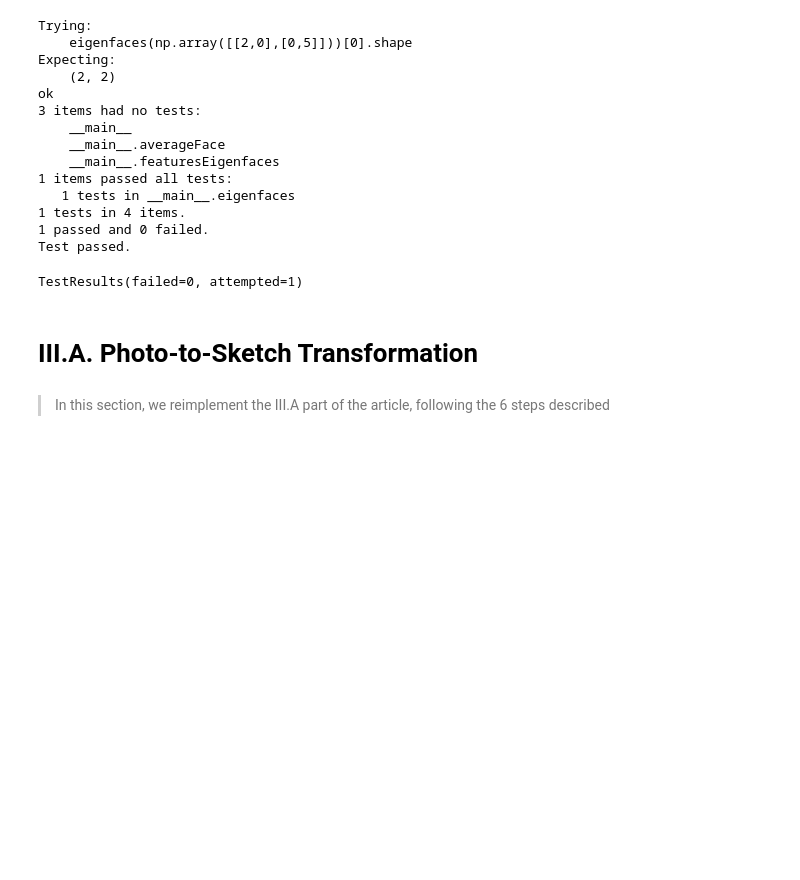
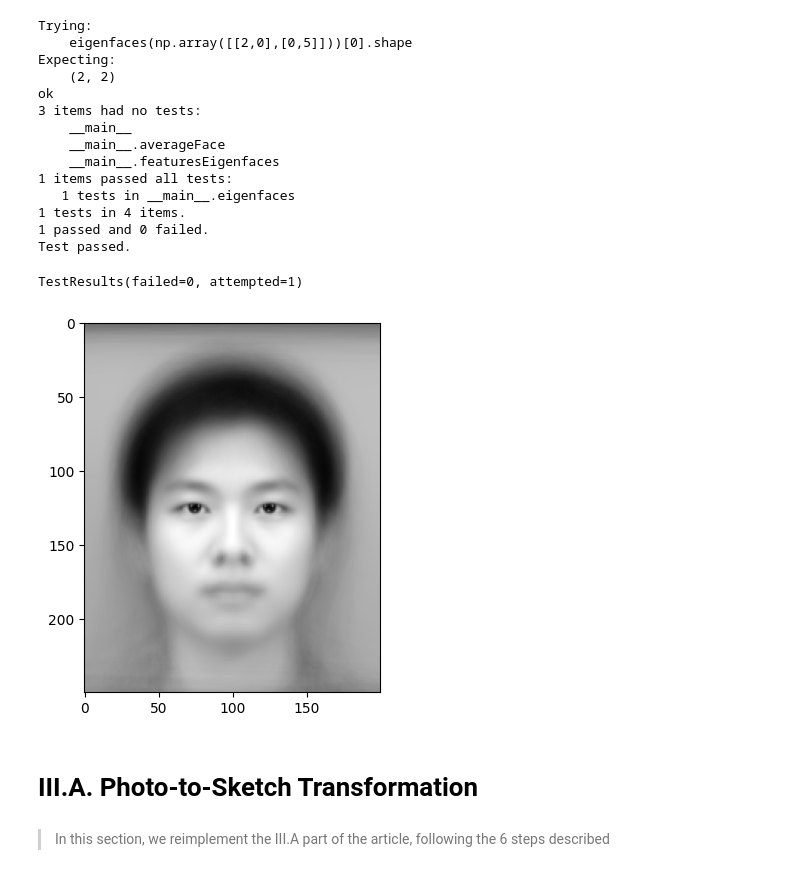
Before and after one commit to Clemflannagahn/INF8801A-Projet, a Jupyter notebook: implementation.ipynb, the cells around one changed output. Drawn from its saved outputs; the diff is of its cells as text; code cells hidden in the pictures; blank space fills up the shorter version.

```diff
--- a/implementation.ipynb
+++ b/implementation.ipynb
@@ -104,24 +104,26 @@ ok
 Test passed.
 TestResults(failed=0, attempted=1)
 # %%
-def getData(path : str) -> np.array:
+def getData(path : str) -> tuple[np.ndarray, list[str]]:
     """
     Reads the images data in the given path and returns it as a numpy array (each column represent an image)
 
-    Parameters
+    Parameterscould not find all required packages: libalpm.so >=14
     ----------
     path : str
         The path to the directory containing the images data.
 
     Returns
     -------
-    np.array
+    np.ndarray
         A 2D numpy array of shape (n, m) where n is the number of pixels in each image and m is the number of images.
     list
         A list containing the filenames of the images.
     """
     # Initialize the array of images
     dir = os.listdir(path)
+    #TODO: Check
+    dir.sort()
     img = Image.open(path + dir[0])
     # if image has 3 channels, convert it to grayscale
     img = img.convert('L') if len(np.array(img).shape) == 3 else img
@@ -130,7 +132,7 @@ def getData(path : str) -> np.array:
 
     images = np.empty((nbPixels[0],len(dir)))
 
-    filenames = []
+    filenames: list[str] = []
     for i,filename in enumerate(dir):
         img = Image.open(path + filename)
         # if image has 3 channels, convert it to grayscale
@@ -141,17 +143,17 @@ def getData(path : str) -> np.array:
 
     return images, filenames
 
-def plotResults(inputRGB : np.array,inputGrayscale : np.array, pseudoSketch : np.array, imageName : str, sketchPath : str):
+def plotResults(inputRGB : np.ndarray,inputGrayscale : np.ndarray, pseudoSketch : np.ndarray, imageName : str, sketchPath : str):
     """
     Create a plot of three subplots to show the results
 
     Parameters
     ----------
-    inputRGB : np.array
+    inputRGB : np.ndarray
         A 3D numpy array of shape (n, m, 3) containing the input RGB image.
-    inputGrayscale : np.array
+    inputGrayscale : np.ndarray
         A 2D numpy array of shape (n*m) containing the input grayscale image.
-    pseudoSketch : np.array
+    pseudoSketch : np.ndarray
         A 2D numpy array of shape (n*m) containing the pseudo-sketch image.
 
     Returns
@@ -164,9 +166,11 @@ def plotResults(inputRGB : np.array,inputGrayscale : np.array, pseudoSketch : np
     ax[0,0].imshow(inputRGB)
     ax[0,0].set_title('Original Image')
     ax[0,0].axis('off')
+
     ax[0,1].imshow(inputGrayscale.reshape(size),cmap='gray')
     ax[0,1].set_title('Grayscale Image')
     ax[0,1].axis('off')
+
     ax[1,0].imshow(pseudoSketch.reshape(size),cmap='gray')
     ax[1,0].set_title('Pseudo-sketch Image')
     ax[1,0].axis('off')
@@ -175,15 +179,18 @@ def plotResults(inputRGB : np.array,inputGrayscale : np.array, pseudoSketch : np
     ax[1,1].set_title('Real sketch Image')
     ax[1,1].axis('off')
 
-
-
     plt.show()
 # %%
-images, photoNames = getData("./data/photos/")
 
-eigenfacesMatrix, _, _ = eigenfaces(images)
+# TODO: Check
+images, photoNames = getData("./data-2/photos/")
 
+# TODO: Remove
+plt.imshow(averageFace(images).reshape(250,200),cmap='gray')
+eigenfacesMatrix, _, eip = eigenfaces(images)
 features = featuresEigenfaces(eigenfacesMatrix, images)
+# %% [output]
+[figure, added]
 # %% [markdown]
 # III.A. Photo-to-Sketch Transformation
 # %% [markdown]
```
Also changed, not shown: parts of 6 cells of this notebook, 2 other files.
